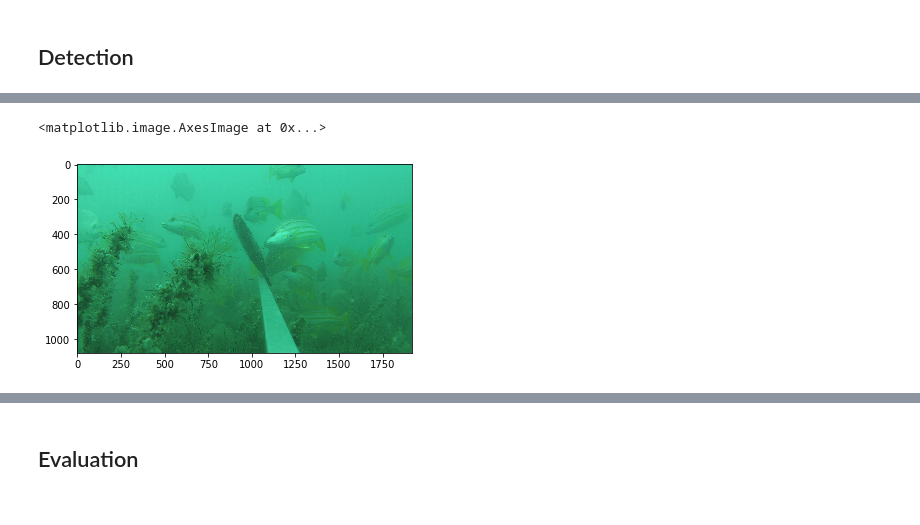
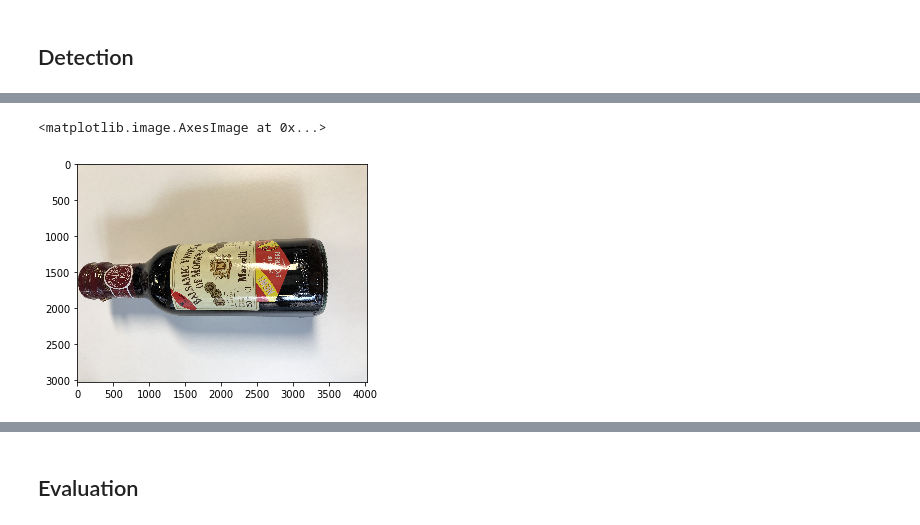
Before and after one commit to Azadehkhojandi/PantryImageSegmentation, a Jupyter notebook: pytorch-mask-rcnn/Train.ipynb, the cells around one changed output, grey strips where cells are left out. Saved outputs shown, nothing was run; the diff lists cells and outputs as text; code cells hidden in the pictures.

```diff
--- a/pytorch-mask-rcnn/Train.ipynb
+++ b/pytorch-mask-rcnn/Train.ipynb
@@ -715,27 +739,27 @@ bottle
 # %%
 # ! ls fish_pics/test/
 # %%
-pic_file = glob.glob(os.path.join('test' , '', '*.jpg'))[0]
+pic_file = glob.glob(os.path.join('test' , '', '*.JPG'))[0]
 # pic_file = os.path.join('fish_pics', '35301600622_8bc287ac45_o.jpg')
 # pic_file = os.path.join('fish_pics', 'test', 'frame_31050.jpg')
 # pic_file = glob.glob('images/*.*')[0]
 
 
 # im = array(Image.open(pic_file).convert('L'))
 # original_image,T = denoise(im,im)
 # print(original_image.shape)
 # original_image = original_image.astype(int)
 # original_image = skimage.color.gray2rgb(original_image)
 # print(original_image.shape)
 
 # img = histogram_strech(Image.open(pic_file))
 # original_image = np.asarray(img)
 
 original_image = plt.imread(pic_file)
 plt.imshow(original_image)
 # %% [output]
 <matplotlib.image.AxesImage at 0x...>
-[figure, old version]
+[figure, new version]
 # %%
 results = model.detect([original_image])
 
```
Also changed, not shown: parts of 13 cells of this notebook, 1 other file.
